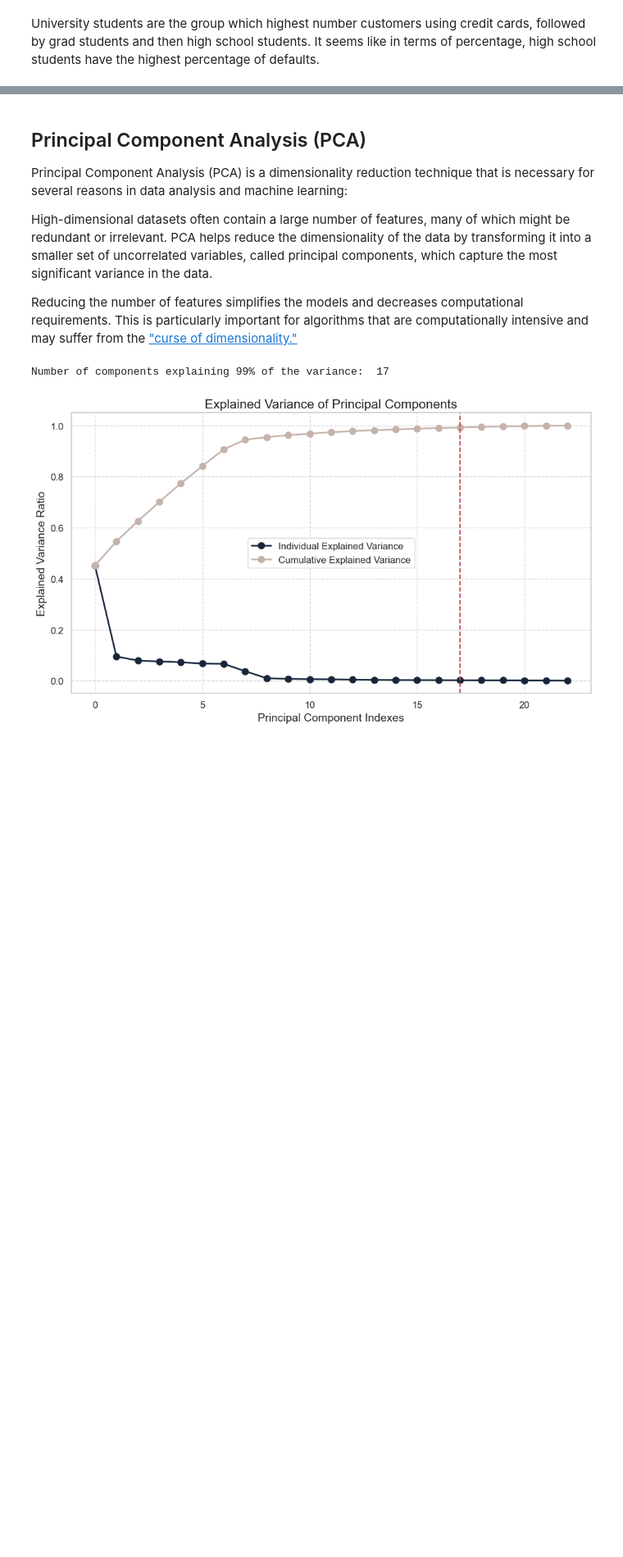
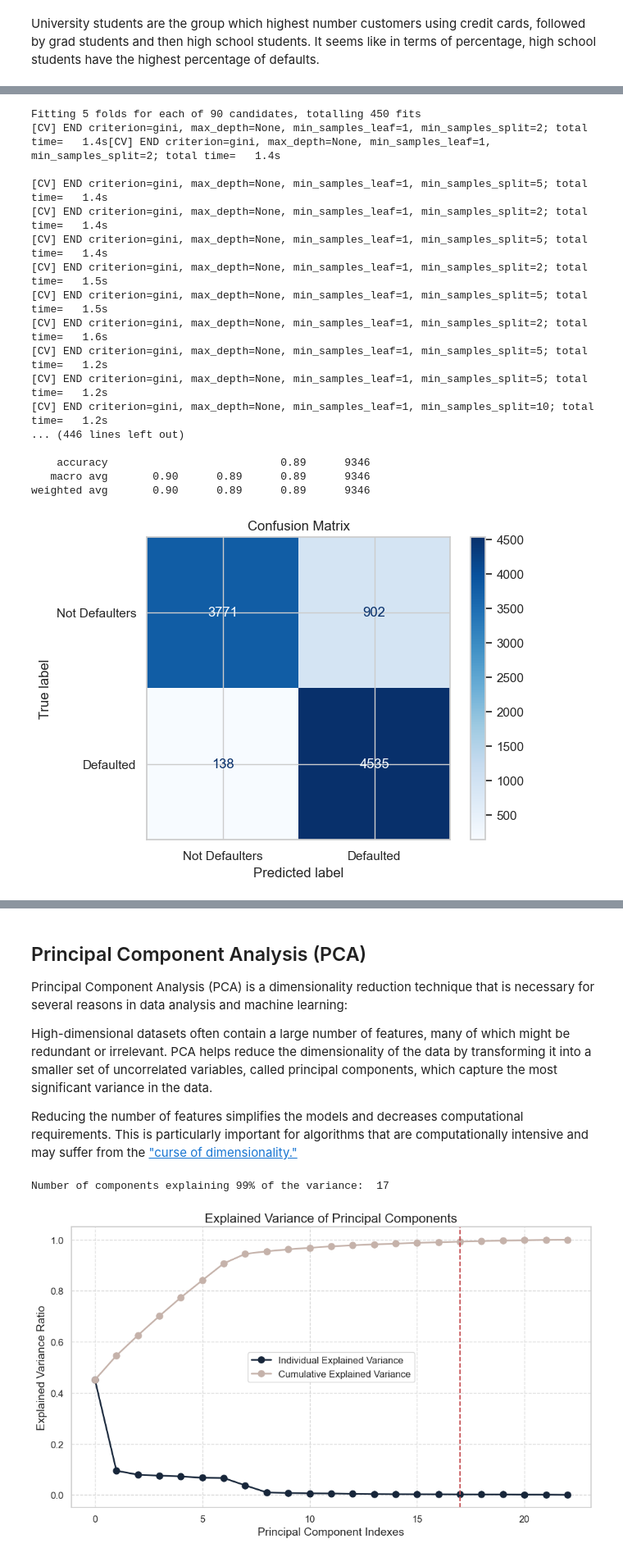
Before and after one commit to martinl5/Credit-Card-Default-in-Taiwan, a Jupyter notebook: creditcarddefault.ipynb, the cells around one changed output, grey strips where cells are left out. Shown at 82% size. Drawn from its saved outputs; the diff is of its cells as text; code cells hidden in the pictures; blank space fills up the shorter version.

```diff
--- a/creditcarddefault.ipynb
+++ b/creditcarddefault.ipynb
@@ -286,0 +325,75 @@ It seems like in terms of percentage, high school students have the highest perc
+# %%
+# Split the data into features and target variable
+X = df_balanced.drop("Default", axis=1)
+y = df_balanced["Default"]
+
+# Split the data into training and testing sets
+X_train, X_test, y_train, y_test = train_test_split(X, y, test_size=0.2, random_state=42, stratify=y)
+# Standardize the features
+scaler = StandardScaler()
+X_train_scaled = scaler.fit_transform(X_train)
+X_test_scaled = scaler.transform(X_test)
+# %%
+from sklearn.tree import DecisionTreeClassifier
+from sklearn.metrics import accuracy_score, classification_report, confusion_matrix
+from sklearn.model_selection import GridSearchCV
+# Create a Decision Tree Classifier
+dt = DecisionTreeClassifier(random_state=42)
+# Define the parameter grid for GridSearchCV
+param_grid = {
+    'criterion': ['gini', 'entropy'],
+    'max_depth': [None, 5, 10, 15, 20],
+    'min_samples_split': [2, 5, 10],
+    'min_samples_leaf': [1, 2, 4],
+}
+# Create a GridSearchCV object
+grid_search = GridSearchCV(estimator=dt, param_grid=param_grid, cv=5, n_jobs=-1, verbose=2)
+# Fit the model to the training data
+grid_search.fit(X_train_scaled, y_train)
+# Get the best parameters
+best_params = grid_search.best_params_
+print("Best Parameters: ", best_params)
+# Create a Decision Tree Classifier with the best parameters
+best_dt = DecisionTreeClassifier(
+    criterion=best_params['criterion'],
+    max_depth=best_params['max_depth'],
+    min_samples_split=best_params['min_samples_split'],
+    min_samples_leaf=best_params['min_samples_leaf'],
+    random_state=42
+)
+# Fit the model to the training data
+best_dt.fit(X_train_scaled, y_train)
+# Make predictions on the test data
+y_pred = best_dt.predict(X_test_scaled)
+# Calculate accuracy
+accuracy = accuracy_score(y_test, y_pred)
+print("Accuracy: ", accuracy)
+# Print classification report
+print("Classification Report: ")
+print(classification_report(y_test, y_pred))
+# Print confusion matrix
+cm = confusion_matrix(y_test, y_pred)
+
+disp = ConfusionMatrixDisplay(confusion_matrix=cm, display_labels=["Not Defaulters", "Defaulted"])
+disp.plot(cmap=plt.cm.Blues)
+plt.title("Confusion Matrix")
+plt.show()
+# %% [output]
+Fitting 5 folds for each of 90 candidates, totalling 450 fits
+[CV] END criterion=gini, max_depth=None, min_samples_leaf=1, min_samples_split=2; total time=   1.4s[CV] END criterion=gini, max_depth=None, min_samples_leaf=1, min_samples_split=2; total time=   1.4s
+
+[CV] END criterion=gini, max_depth=None, min_samples_leaf=1, min_samples_split=5; total time=   1.4s
+[CV] END criterion=gini, max_depth=None, min_samples_leaf=1, min_samples_split=2; total time=   1.4s
+[CV] END criterion=gini, max_depth=None, min_samples_leaf=1, min_samples_split=5; total time=   1.4s
+[CV] END criterion=gini, max_depth=None, min_samples_leaf=1, min_samples_split=2; total time=   1.5s
+[CV] END criterion=gini, max_depth=None, min_samples_leaf=1, min_samples_split=5; total time=   1.5s
+[CV] END criterion=gini, max_depth=None, min_samples_leaf=1, min_samples_split=2; total time=   1.6s
+[CV] END criterion=gini, max_depth=None, min_samples_leaf=1, min_samples_split=5; total time=   1.2s
+[CV] END criterion=gini, max_depth=None, min_samples_leaf=1, min_samples_split=5; total time=   1.2s
+[CV] END criterion=gini, max_depth=None, min_samples_leaf=1, min_samples_split=10; total time=   1.2s
+... (446 lines left out)
+
+    accuracy                           0.89      9346
+   macro avg       0.90      0.89      0.89      9346
+weighted avg       0.90      0.89      0.89      9346
+[figure, added]
```
Also changed, not shown: parts of 17 cells of this notebook.
